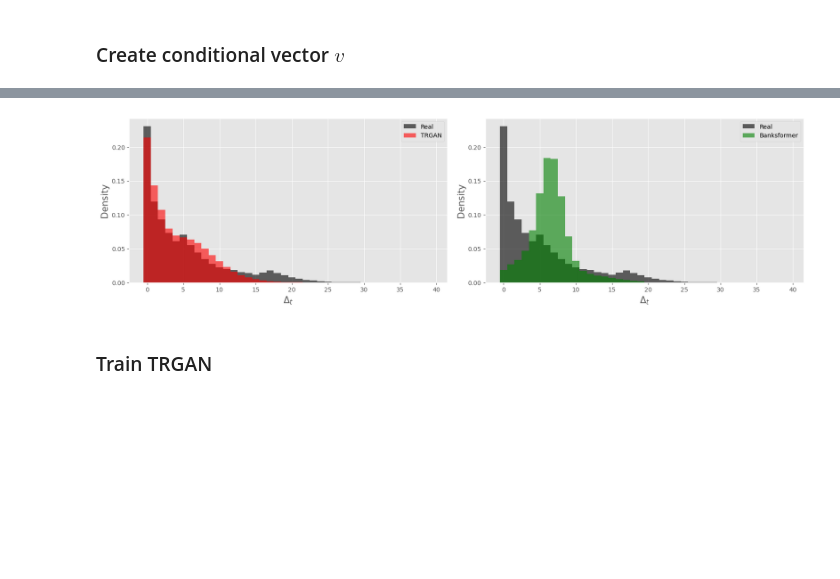
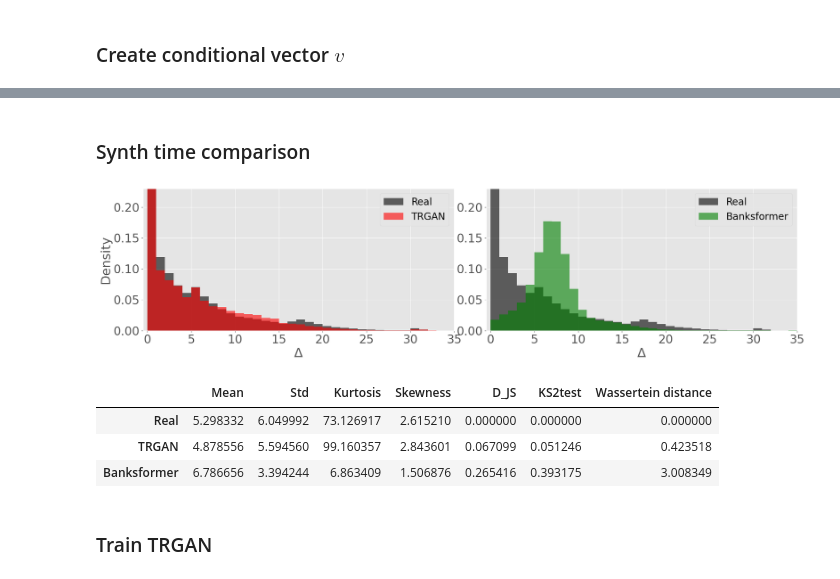
Before and after one commit to kirillzx/TRGAN, a Jupyter notebook: TRGAN_chech.ipynb, the cells around one changed output, grey strips where cells are left out. Drawn from its saved outputs; the diff is of its cells as text; code cells hidden in the pictures; blank space fills up the shorter version.

```diff
--- a/TRGAN_chech.ipynb
+++ b/TRGAN_chech.ipynb
@@ -123,10 +129,12 @@ data.shape
 (1056018, 4)
 # %%
 synth_banksformer = pd.read_csv('Data/czech_synth_banksformer_full.csv')
+synth_banksformer = synth_banksformer.sample(len(data))
 synth_banksformer['date'] = pd.to_datetime(synth_banksformer['date'])
 
 synth_banksformer = synth_banksformer.rename(columns={'tcode': 'mcc', 'date': 'transaction_date', 'account_id': 'customer'})
 synth_banksformer['mcc'] = le.fit_transform(synth_banksformer['mcc'])
+synth_banksformer = synth_banksformer.sort_values(by='transaction_date')
 
 deltas_by_clients_banksformer = synth_banksformer.groupby('customer')['transaction_date'].apply(lambda x: (x - x.shift()).dt.days.values[1:])
 # %% [markdown]
@@ -146,15 +154,16 @@ client_info = ['customer']
 DIMENSIONS
 '''
 dim_X_cat = len(cat_features)
-dim_X_cont = len(cont_features)
+dim_cont_emb = 3
+dim_X_cont = dim_cont_emb * len(cont_features)
 dim_X_date = 4
 dim_Xoh = 20 # dimension of X one hot embeddings
 dim_Xcl = 4  # dimension of client's info embeddings
-dim_Vc_h = 6 # dimension of conditional vector
+dim_Vc_h = 8 # dimension of conditional vector
 dim_bce = 5 # dimension of the behaviour client encoding
 dim_Vc = dim_Vc_h + dim_X_date
 dim_X_emb = dim_Xoh + dim_X_cont + dim_Xcl
-dim_noise = 5
+dim_noise = 4
 # data_dim = len(data_transformed[0])
 
 '''
@@ -188,3 +195,6 @@ X_cont, scaler_cont = preprocessing_cont(data, cont_features, type_scale='CBNorm
+# %%
+X_cont, scaler_cont =  trgan_train.create_cont_emb(dim_X_cont, data, cont_features, lr_E_cont=8e-4, epochs=20, batch_size=2**9,\
+            load=load, directory='Pretrained_model/', names=f'scaler_cont_{experiment_id}.npy', type_scale='Autoencoder')
 # %% [markdown]
 ### Create embeddings of the $X_{cl}$
 # %%
@@ -196,10 +206,10 @@ X_emb, scaler_emb = create_embeddings(X_cont, X_oh_emb, X_cl)
 # %% [markdown]
 ### Create conditional vector $v$
 # %%
-cond_vector, synth_time, date_transformations, behaviour_cl_enc, encoder, deltas_by_clients, synth_deltas_by_clients =\
-            trgan_train.create_conditional_vector(data, X_emb, date_feature, 'initial', dim_Vc_h, dim_bce, \
-            name_client_id='customer', name_agg_feature='amount', lr_E_Vc=lr_E_Vc, epochs=15, batch_size=2**9, model_time='poisson', n_splits=2, load=load,\
-            directory=DIRECTORY, names=[f'TRGAN_E_Vc_{experiment_id}.pkl', f'Vc_{experiment_id}.npy', f'BCE_{experiment_id}.npy'])
+cond_vector, synth_time, date_transformations, behaviour_cl_enc, encoder, deltas_by_clients, synth_deltas_by_clients, xiP_array, idx_array =\
+            trgan_train.create_conditional_vector(data, X_emb, date_feature, 'synth', dim_Vc_h, dim_bce, \
+            name_client_id='customer', name_agg_feature='amount', lr_E_Vc=lr_E_Vc, epochs=15, batch_size=2**9, model_time='poisson', n_splits=5, load=load,\
+            directory=DIRECTORY, names=[f'TRGAN_E_Vc_{experiment_id}.pkl', f'Vc_{experiment_id}.npy', f'BCE_{experiment_id}.npy'], opt_time=True)
 # %%
 print(f'Dim X_emb: {X_emb.shape} || Dim V_c: {cond_vector.shape}')
 # %% [output]
@@ -214,0 +217,2 @@ synth_deltas_banksformer = synth_deltas_banksformer[np.where(synth_deltas_banksf
+# %% [markdown]
+### Synth time comparison
@@ -215,26 +223,42 @@ synth_deltas_banksformer = synth_deltas_banksformer[np.where(synth_deltas_banksf
 # %%
 fig, axs = plt.subplots(1, 2, figsize=(20, 5), dpi=100)
 
-axs[0].hist(real_deltas, alpha=0.6, bins=np.arange(-1, 40) + 0.5, label='Real', density=True, color='black')
-axs[0].hist(synth_pois_deltas, alpha=0.6, bins=np.arange(-1, 40) + 0.5, label='TRGAN', density=True, color='red')
+axs[0].hist(real_deltas, alpha=0.6, bins=np.arange(-1, 35) + 1, label='Real', density=True, color='black')
+axs[0].hist(synth_pois_deltas, alpha=0.6, bins=np.arange(-1, 35) + 1, label='TRGAN', density=True, color='red')
 
-axs[0].legend()
-axs[0].set_xlabel('$\Delta_t$', fontsize=15)
-axs[0].set_ylabel('Density', fontsize=15)
+axs[0].legend(fontsize=20)
+axs[0].set_xlabel('$\Delta$', fontsize=26)
+axs[0].set_ylabel('Density', fontsize=26)
+axs[0].tick_params(labelsize=24)
 axs[0].locator_params(axis='x', integer=True)
+axs[0].set_ylim((0, 0.23))
+axs[0].set_xlim((-0.5, 35))
 
-axs[1].hist(real_deltas, alpha=0.6, bins=np.arange(-1, 40) + 0.5, label='Real', density=True, color='black')
-axs[1].hist(synth_deltas_banksformer, alpha=0.6, bins=np.arange(-1, 40) + 0.5, label='Banksformer', density=True, color='green')
+axs[1].hist(real_deltas, alpha=0.6, bins=np.arange(-1, 35) + 1, label='Real', density=True, color='black')
+axs[1].hist(synth_deltas_banksformer, alpha=0.6, bins=np.arange(-1, 35) + 1, label='Banksformer', density=True, color='green')
 
-axs[1].legend()
-axs[1].set_xlabel('$\Delta_t$', fontsize=15)
-axs[1].set_ylabel('Density', fontsize=15)
+axs[1].legend(fontsize=20)
+axs[1].set_xlabel('$\Delta$', fontsize=26)
+# axs[1].set_ylabel('Density', fontsize=20)
+axs[1].tick_params(labelsize=24)
 axs[1].locator_params(axis='x', integer=True)
+axs[1].set_ylim((0, 0.23))
+axs[1].set_xlim((-0.5, 35))
 
+
+plt.subplots_adjust(wspace=0.10)
+plt.tight_layout(pad=0.5)
 # plt.savefig('synth_deltas_czech.pdf', dpi=300)
-plt.subplots_adjust(wspace=0.12)
 plt.show()
 # %% [output]
-[figure, old version]
+[figure, new version]
+# %%
+evaluate_numerical([pd.Series(real_deltas).iloc[:len(synth_deltas_banksformer)], pd.Series(synth_pois_deltas).iloc[:len(synth_deltas_banksformer)],\
+                    pd.Series(synth_deltas_banksformer)], index=['Real', 'TRGAN', 'Banksformer'])
+# %% [output]
+|  | Mean | Std | Kurtosis | Skewness | D_JS | KS2test | Wassertein distance |
+| Real | 5.298332 | 6.049992 | 73.126917 | 2.615210 | 0.000000 | 0.000000 | 0.000000 |
+| TRGAN | 4.878556 | 5.594560 | 99.160357 | 2.843601 | 0.067099 | 0.051246 | 0.423518 |
+| Banksformer | 6.786656 | 3.394244 | 6.863409 | 1.506876 | 0.265416 | 0.393175 | 3.008349 |
 # %% [markdown]
 ### Train TRGAN
```
Also changed, not shown: parts of 30 cells of this notebook, 1 other file.
